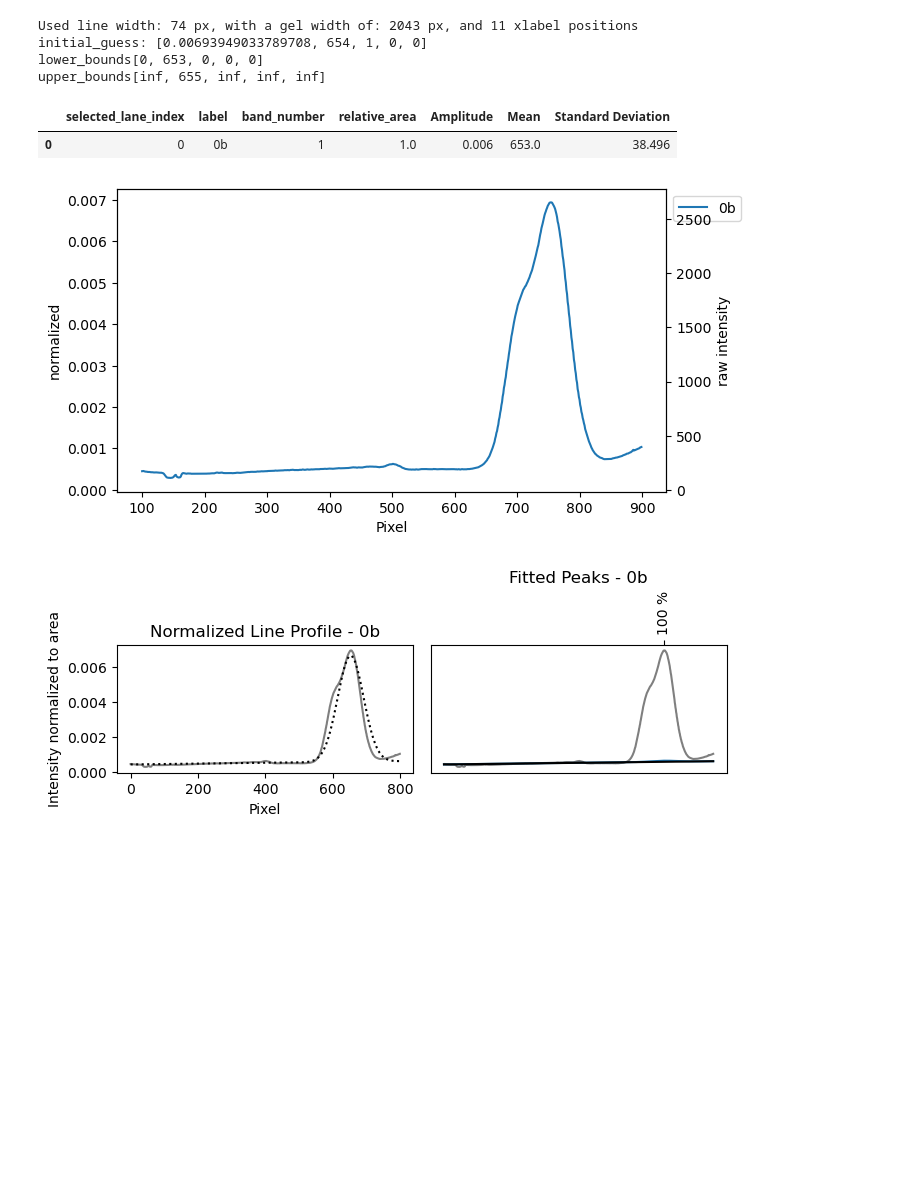
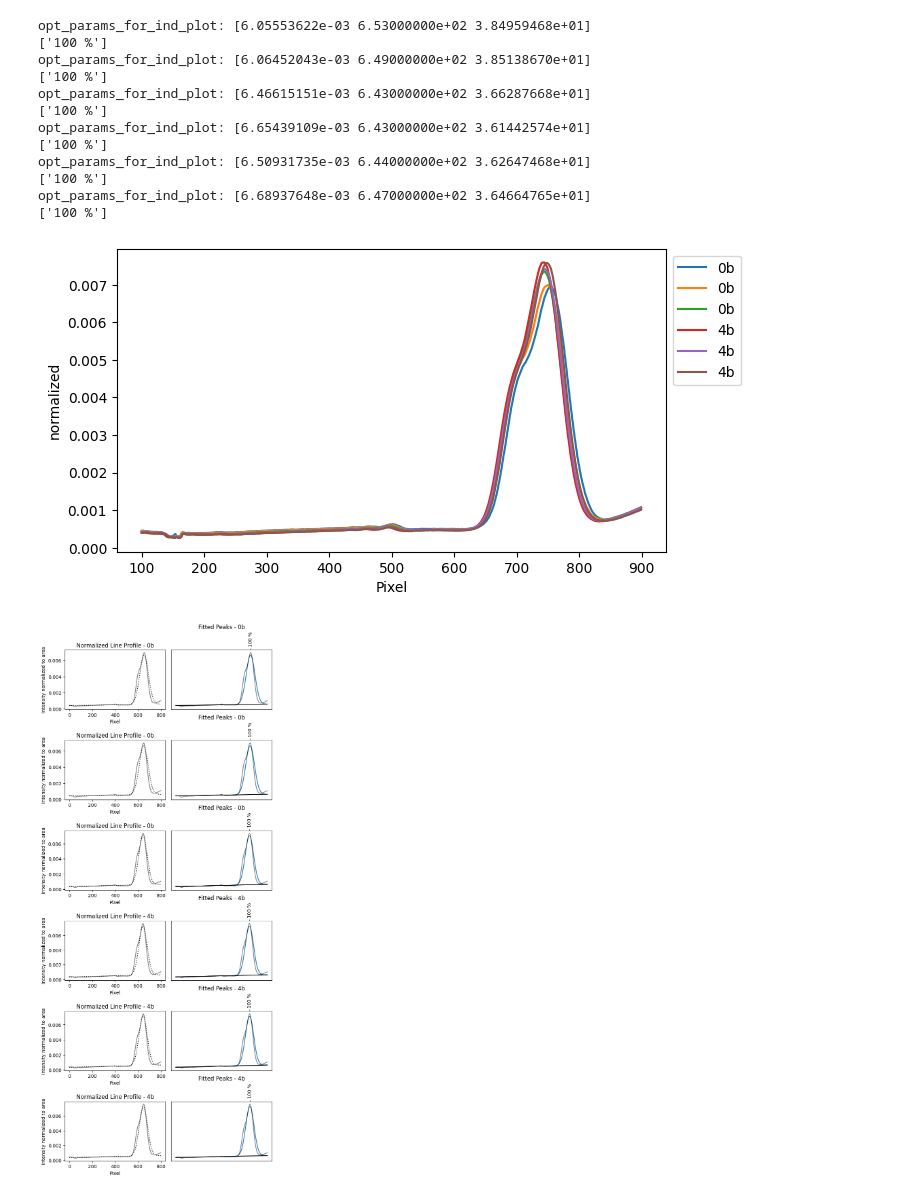
Before and after one commit to ckarfusehr/gelpy, a Jupyter notebook: examples/process_simple_gel.ipynb, the cells around one changed output. Saved outputs shown, nothing was run; the diff lists cells and outputs as text; code cells hidden in the pictures; blank space fills up the shorter version.

Commit message:
Make select lanes accept strings of labels.

```diff
--- a/examples/process_simple_gel.ipynb
+++ b/examples/process_simple_gel.ipynb
@@ -2,11 +2,16 @@
 from gelpy import AgaroseGel
 
 gel = AgaroseGel("data/20230317_first_fold_cy3_500v-[Cy3]-1.tif",
-                 labels=['1kb ladder', ' scaf', '0b', '0b', '0b', '4b', '4b', '4b', '6b', '6b', '6b'])
+                 labels=['1kb ladder', 'scaf', '0b', '0b', '0b', '4b', '4b', '4b', '6b', '6b', '6b'])
 gel.show_adjusted_images(x_label_pos=(120, 1900, 11))
-gel.show_line_profiles(select_lanes=[2],
+gel.show_line_profiles(select_lanes=["0b", "4b"],
                        slice_line_profile_length=(100, 900),
                        fit="gaussian",
                        maxima_prominence=0.0005, maxima_threshold=0.001,
                        plot_fits=True)
+# gel.show_line_profiles(select_lanes=[0],
+#                        slice_line_profile_length=(100, 900),
+#                        fit="emg",
+#                        maxima_prominence=0.0009, maxima_threshold=0.001,
+#                        plot_fits=True)
 # %% [output]
@@ -15,8 +45,14 @@ TiffPage 0: TypeError: read_bytes() missing 3 required positional arguments: 'dt
-Used line width: 74 px, with a gel width of: 2043 px, and 11 xlabel positions
-initial_guess: [0.00693949033789708, 654, 1, 0, 0]
-lower_bounds[0, 653, 0, 0, 0]
-upper_bounds[inf, 655, inf, inf, inf]
+opt_params_for_ind_plot: [6.05553622e-03 6.53000000e+02 3.84959468e+01]
+['100 %']
+opt_params_for_ind_plot: [6.06452043e-03 6.49000000e+02 3.85138670e+01]
+['100 %']
+opt_params_for_ind_plot: [6.46615151e-03 6.43000000e+02 3.66287668e+01]
+['100 %']
+opt_params_for_ind_plot: [6.65439109e-03 6.43000000e+02 3.61442574e+01]
+['100 %']
+opt_params_for_ind_plot: [6.50931735e-03 6.44000000e+02 3.62647468e+01]
+['100 %']
+opt_params_for_ind_plot: [6.68937648e-03 6.47000000e+02 3.64664765e+01]
+['100 %']
-|  | selected_lane_index | label | band_number | relative_area | Amplitude | Mean | Standard Deviation |
-| 0 | 0 | 0b | 1 | 1.0 | 0.006 | 653.0 | 38.496 |
-[figure, old version]
+[figure, new version]
-[figure, old version]
+[figure, new version]
```
Also changed, not shown: parts of 1 cell of this notebook, 3 other files.
